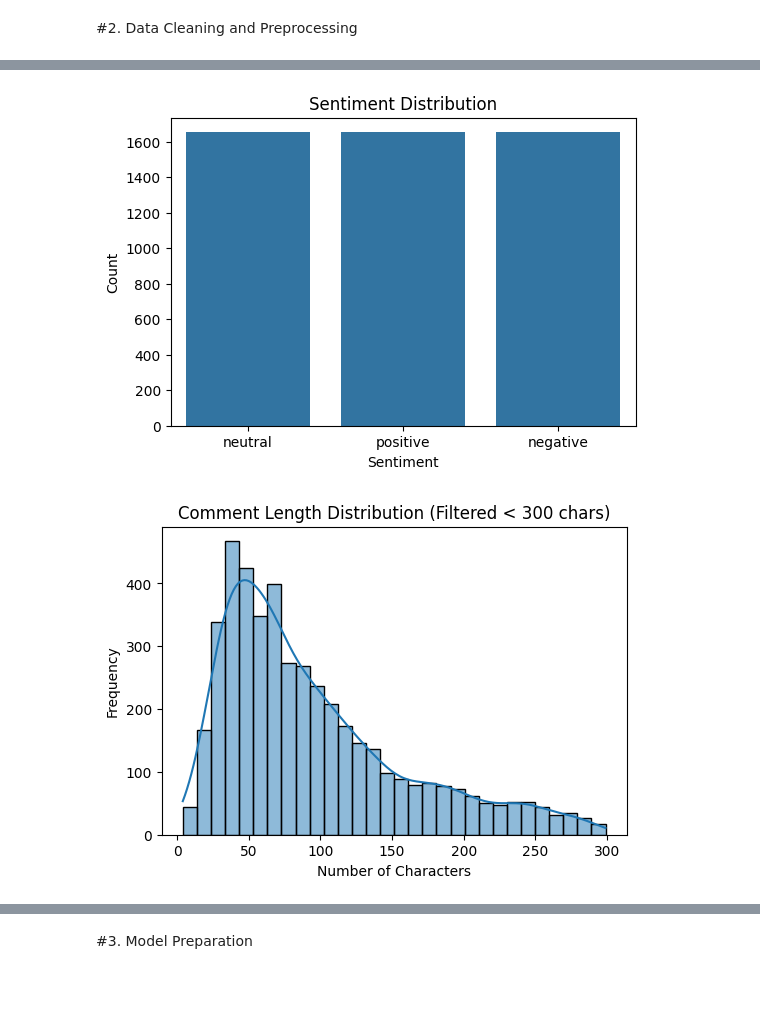
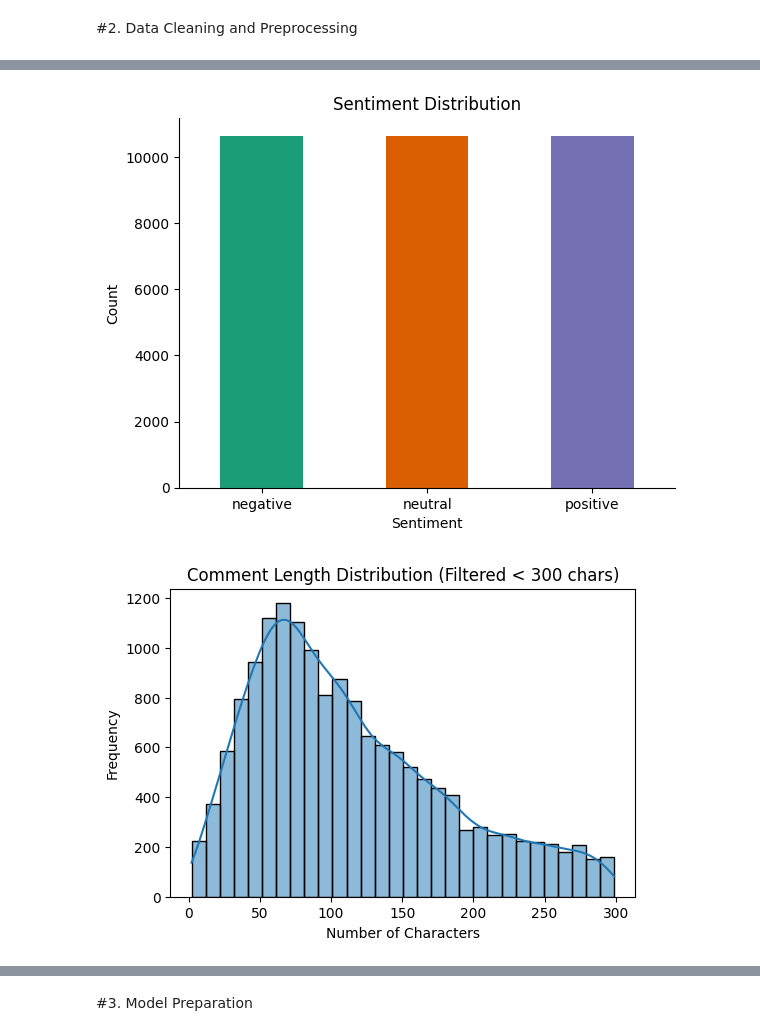
Before and after one commit to Malik22G/Thesis, a Jupyter notebook: modelComparison.ipynb, the cells around one changed output, grey strips where cells are left out. Cells and saved outputs as stored; diff of their text form; code cells hidden in the pictures; blank space fills up the shorter version.

```diff
--- a/modelComparison.ipynb
+++ b/modelComparison.ipynb
@@ -39,10 +49,11 @@ Dataset shape: (18408, 2)
 #2. Data Cleaning and Preprocessing
 # %%
 # 2.1 Remove NaN values
-print("Before dropping NaNs and duplicates:", df.shape)
+print("Before dropping NaNs", df.shape)
 df.dropna(inplace=True)
-df.drop_duplicates(inplace=True)
-print("After dropping NaNs and duplicates:", df.shape)
+print("After dropping NaNs", df.shape)
+
+
 
 # 2.2 Filter out non-English comments using langdetect
 
@@ -110,38 +105,40 @@ plt.show()
 # %%
-from sklearn.utils import resample
+
 
 # Separate by class
 df_positive = df[df['Sentiment'] == 'positive']
 df_neutral = df[df['Sentiment'] == 'neutral']
 df_negative = df[df['Sentiment'] == 'negative']
 
-# Find the smallest class size
-min_size = min(len(df_positive), len(df_neutral), len(df_negative))
+# Find the largest class size
+max_size = max(len(df_positive), len(df_neutral), len(df_negative))
 
-# Downsample all classes to the size of the smallest
-df_positive_balanced = resample(df_positive, replace=False, n_samples=min_size, random_state=42)
-df_neutral_balanced = resample(df_neutral, replace=False, n_samples=min_size, random_state=42)
-df_negative_balanced = resample(df_negative, replace=False, n_samples=min_size, random_state=42)
+# Upsample all classes to the size of the largest
+df_positive_balanced = resample(df_positive, replace=True, n_samples=max_size, random_state=42)
+df_neutral_balanced = resample(df_neutral, replace=True, n_samples=max_size, random_state=42)
+df_negative_balanced = resample(df_negative, replace=True, n_samples=max_size, random_state=42)
 
 # Combine into one balanced dataset
 df_balanced = pd.concat([df_positive_balanced, df_neutral_balanced, df_negative_balanced])
 
 # Shuffle the rows
 df = df_balanced.sample(frac=1, random_state=42).reset_index(drop=True)
 
 # Count of each sentiment
 sentiment_counts = df['Sentiment'].value_counts()
 
-# Bar chart
-plt.figure(figsize=(6, 4))
-sns.barplot(x=sentiment_counts.index, y=sentiment_counts.values)
+
+df.groupby('Sentiment').size().plot(kind='bar', color=sns.palettes.mpl_palette('Dark2'))
+plt.gca().spines[['top', 'right']].set_visible(False)
+plt.xlabel("Sentiment")
+plt.ylabel("Count")
 plt.title("Sentiment Distribution")
-plt.ylabel("Count")
-plt.xlabel("Sentiment")
+plt.xticks(rotation=0)
 plt.show()
 # %% [output]
-[figure, old version]
+[figure, new version]
 # %%
+df['comment_length'] = df['Comment'].str.len()
 plt.figure(figsize=(6, 4))
 sns.histplot(df[df['comment_length'] < 300]['comment_length'], bins=30, kde=True)
 plt.title("Comment Length Distribution (Filtered < 300 chars)")
@@ -149,7 +146,7 @@ plt.xlabel("Number of Characters")
 plt.ylabel("Frequency")
 plt.show()
 # %% [output]
-[figure, old version]
+[figure, new version]
 # %%
 from wordcloud import WordCloud
 import matplotlib.pyplot as plt
```
Also changed, not shown: parts of 20 cells of this notebook, 6 other files.
